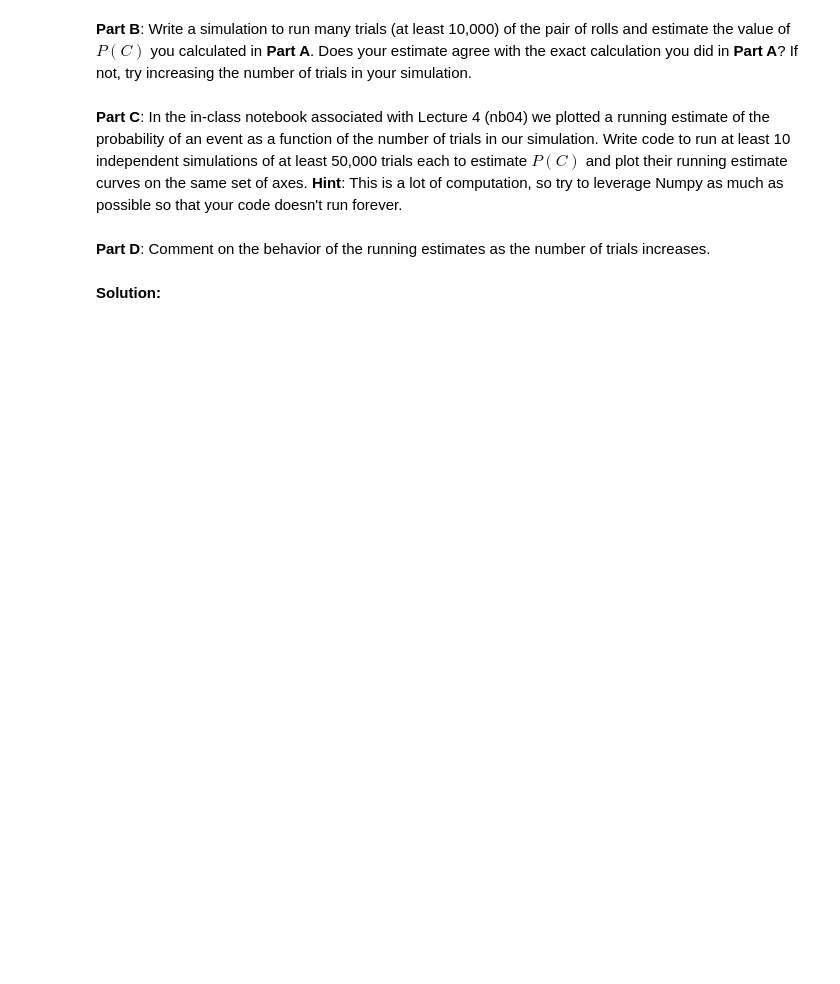
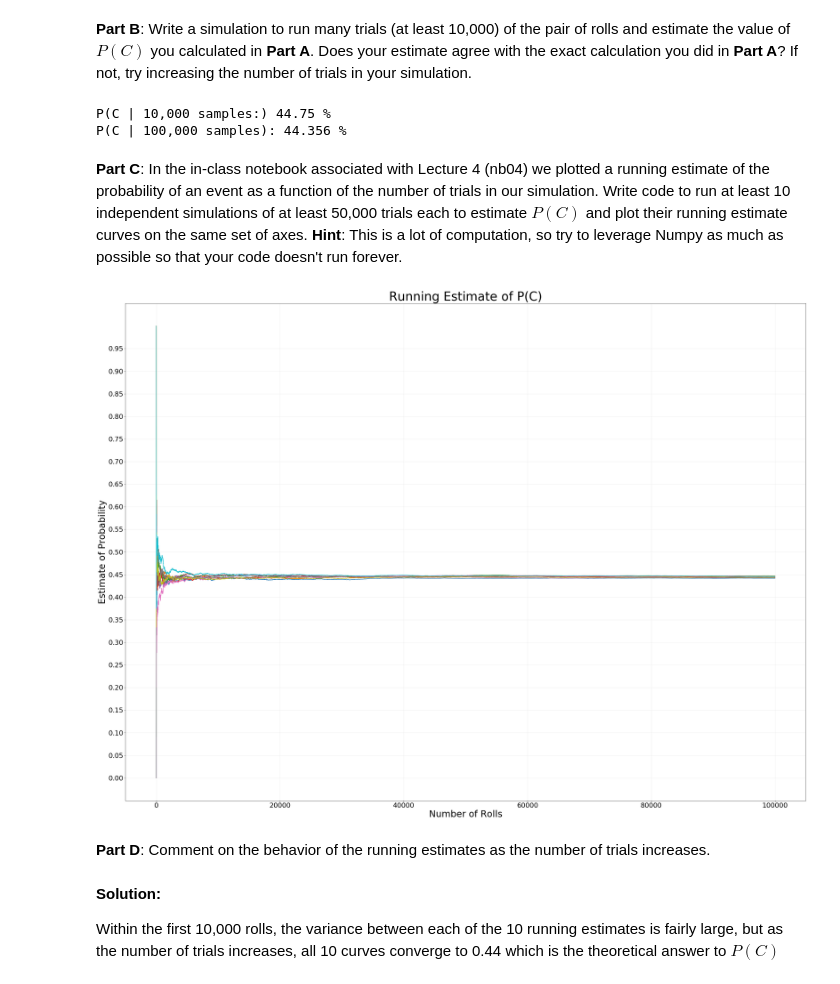
Before and after one commit to griff613/Data-Science, a Jupyter notebook: Assignments/Homework2/HW2.ipynb, the cells around one changed output. Drawn from its saved outputs; the diff is of its cells as text; code cells hidden in the pictures; blank space fills up the shorter version.

```diff
--- a/Assignments/Homework2/HW2.ipynb
+++ b/Assignments/Homework2/HW2.ipynb
@@ -253,2 +661,33 @@ Suppose you roll two fair six-sided dice.  Let $C$ be the event that the two rol
+# %%
+a = np.array([1,2,3,4,5,6])
+closeCount = 0
+
+# Take absolute value of difference in rolls, check if <= 1, count number of successes
+for i in range(10000):
+    rollOne = np.random.choice(a)
+    rollTwo = np.random.choice(a)
+    difference = abs(rollOne-rollTwo)
+
+    if(difference <= 1):
+        closeCount += 1
+
+prob = (closeCount / 10000)*100
+print("P(C | 10,000 samples:)",prob,"%")
+
+# Same thing but with more samples
+closeCount = 0
+for i in range(100000):
+    rollOne = np.random.choice(a)
+    rollTwo = np.random.choice(b)
+    difference = abs(rollOne-rollTwo)
+
+    if(difference <= 1):
+        closeCount += 1
+
+prob = (closeCount / 100000)*100
+print("P(C | 100,000 samples):",prob,"%")
+# %% [output]
+P(C | 10,000 samples:) 44.75 %
+P(C | 100,000 samples): 44.356 %
 # %% [markdown]
 **Part C**: In the in-class notebook associated with Lecture 4 (nb04) we plotted a running estimate of the probability of an event as a function of the number of trials in our simulation.  Write code to run at least 10 independent simulations of at least 50,000 trials each to estimate $P(C)$ and plot their running estimate curves on the same set of axes. **Hint**: This is a lot of computation, so try to leverage Numpy as much as possible so that your code doesn't run forever.
@@ -257,4 +694,32 @@ Suppose you roll two fair six-sided dice.  Let $C$ be the event that the two rol
+# %%
+die = np.array([1,2,3,4,5,6])
+num_rolls = 100000
+fig, ax = plt.subplots(figsize=(40,30))
+
+sims = 0
+while(sims < 10):
+    rolls1 = np.random.choice(die, size=num_rolls)
+    rolls2 = np.random.choice(die, size=num_rolls)
+
+    dif = abs(rolls1-rolls2) # List of absolute value of differences
+    compare = dif <= 1 # Bool list of close rolls
+
+    probs = np.cumsum(compare)/np.arange(1,len(compare)+1)
+    ax.plot(probs)
+    sims+=1
+
+ax.set_title("Running Estimate of P(C)", fontsize=40)
+ax.set_xlabel("Number of Rolls", fontsize=30)
+ax.set_ylabel("Estimate of Probability", fontsize=30)
+ax.yaxis.set_ticks(np.arange(0,1,0.05))
+ax.tick_params(axis = 'y', labelsize = 22)
+ax.tick_params(axis = 'x', labelsize = 22)
+ax.grid(True, alpha=0.25)
+# %% [output]
+[figure, added]
 # %% [markdown]
 **Part D**: Comment on the behavior of the running estimates as the number of trials increases.
-# %% [markdown]
-**Solution:**
+# %% [markdown]
+**Solution:**
+
+Within the first 10,000 rolls, the variance between each of the 10 running estimates is fairly large, but as the number of trials increases, all 10 curves converge to 0.44 which is the theoretical answer to $P(C)$
```
Also changed, not shown: parts of 53 cells of this notebook, 17 other files.
